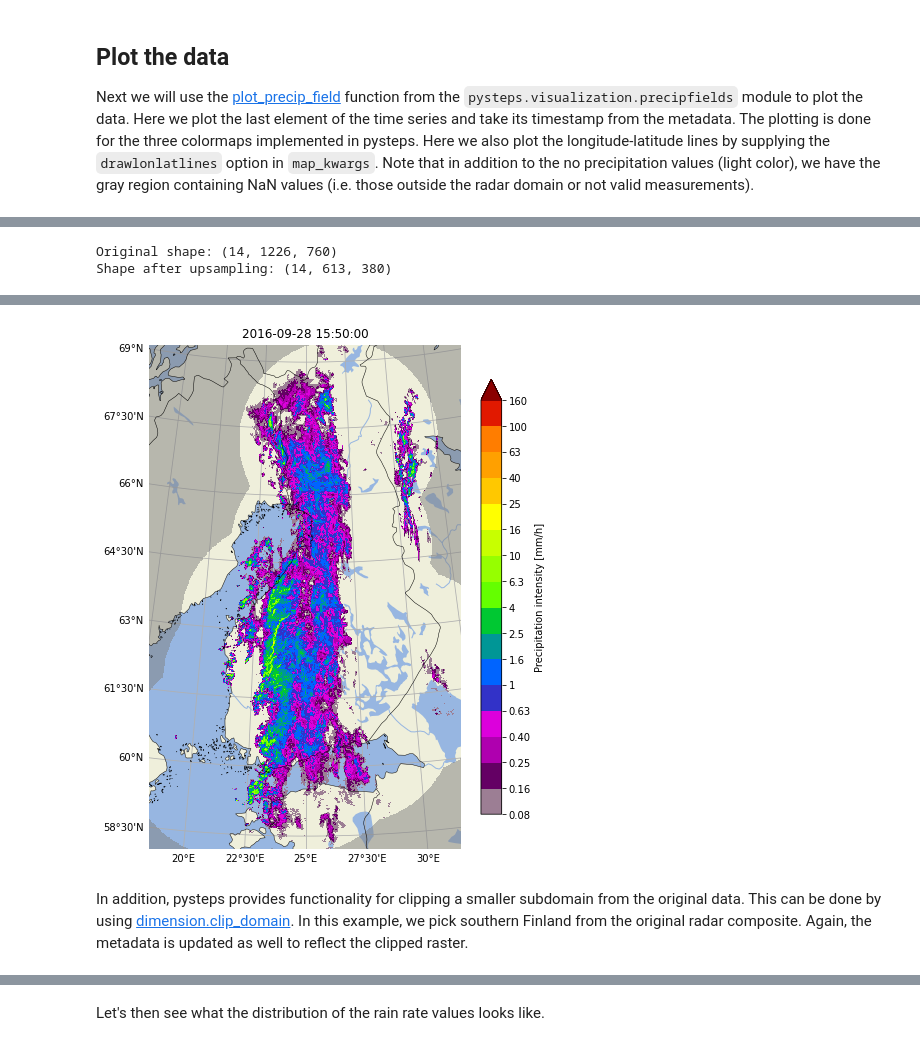
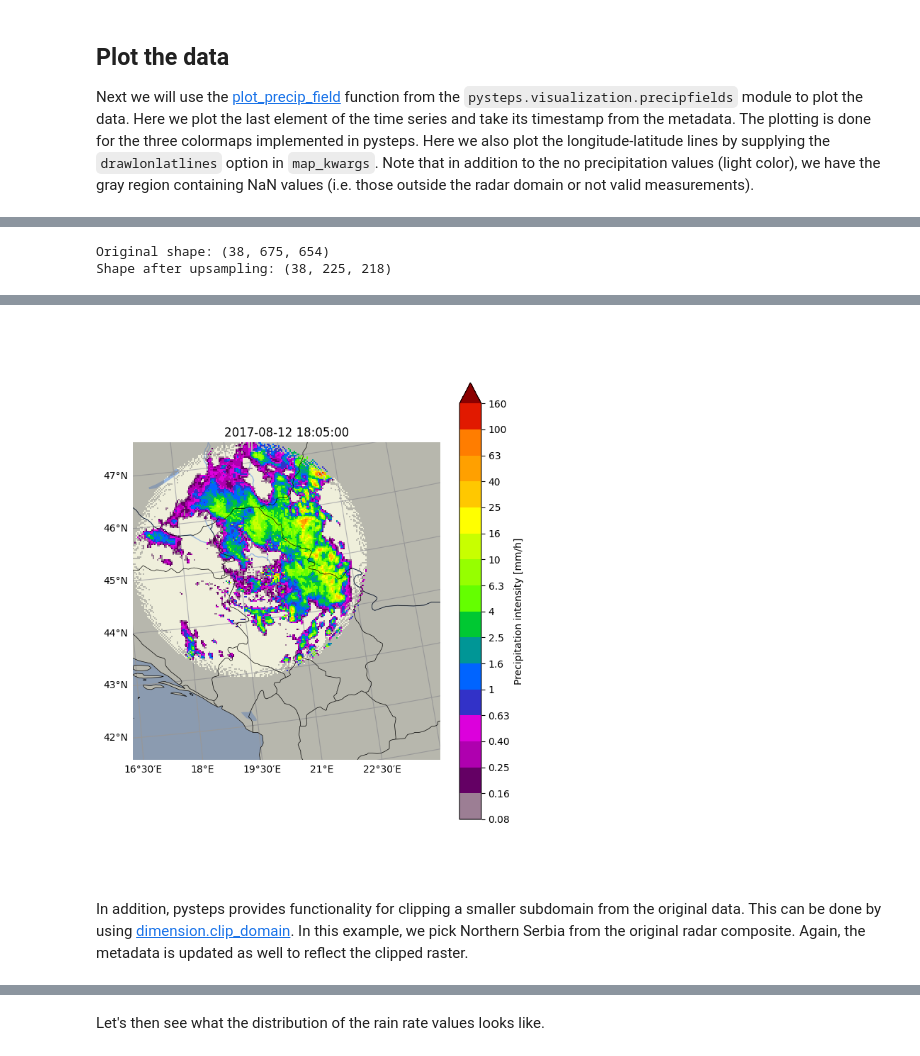
Before and after one commit to pySTEPS/ERAD-nowcasting-course-2026, a Jupyter notebook: notebooks/exercise_notebooks/block_02_input_data.ipynb, the cells around one changed output, grey strips where cells are left out. Cells and saved outputs as stored; diff of their text form; code cells hidden in the pictures.

```diff
--- a/notebooks/exercise_notebooks/block_02_input_data.ipynb
+++ b/notebooks/exercise_notebooks/block_02_input_data.ipynb
@@ -145,25 +173,24 @@ Next we load the FMI dataset that we will use in the following notebooks. Again,
 # %%
-from pysteps.datasets import load_dataset
 from pysteps.utils.dimension import aggregate_fields_space
 
 plt.figure(figsize=(7, 10))
+plt.subplot(111).set_axis_off()
 
-precip, metadata, timestep = load_dataset('fmi')
 print(f"Original shape: {precip.shape}")
-# Set the aggregation window to 2*pixel size (km) in the x- and y-directions
-precip, metadata = aggregate_fields_space(
+# Set the aggregation window to 3*pixel size (km) in the x- and y-directions
+precip_upsampled, metadata_upsampled = aggregate_fields_space(
     precip,
     metadata,
-    (2*metadata["xpixelsize"], 2*metadata["ypixelsize"])
+    (3*metadata["xpixelsize"], 3*metadata["ypixelsize"])
 )
-print(f"Shape after upsampling: {precip.shape}")
+print(f"Shape after upsampling: {precip_upsampled.shape}")
 
 plot_precip_field(
-    precip[-1],
-    geodata=metadata,
-    title=metadata["timestamps"][-1],
+    precip_upsampled[-1],
+    geodata=metadata_upsampled,
+    title=metadata_upsampled["timestamps"][-1],
     map_kwargs=map_kwargs
 )
 # %% [output]
-Original shape: (14, 1226, 760)
-Shape after upsampling: (14, 613, 380)
+Original shape: (38, 675, 654)
+Shape after upsampling: (38, 225, 218)
@@ -171,6 +198,6 @@ Shape after upsampling: (14, 613, 380)
-[figure, old version]
+[figure, new version]
 # %% [markdown]
-In addition, pysteps provides functionality for clipping a smaller subdomain from the original data. This can be done by using [dimension.clip_domain](https://pysteps.readthedocs.io/en/stable/generated/pysteps.utils.dimension.clip_domain.html#pysteps.utils.dimension.clip_domain). In this example, we pick southern Finland from the original radar composite. Again, the metadata is updated as well to reflect the clipped raster.
+In addition, pysteps provides functionality for clipping a smaller subdomain from the original data. This can be done by using [dimension.clip_domain](https://pysteps.readthedocs.io/en/stable/generated/pysteps.utils.dimension.clip_domain.html#pysteps.utils.dimension.clip_domain). In this example, we pick Northern Serbia from the original radar composite. Again, the metadata is updated as well to reflect the clipped raster.
 # %%
 from pysteps.utils.dimension import clip_domain
 
```
Also changed, not shown: parts of 16 cells of this notebook, 5 other files.
